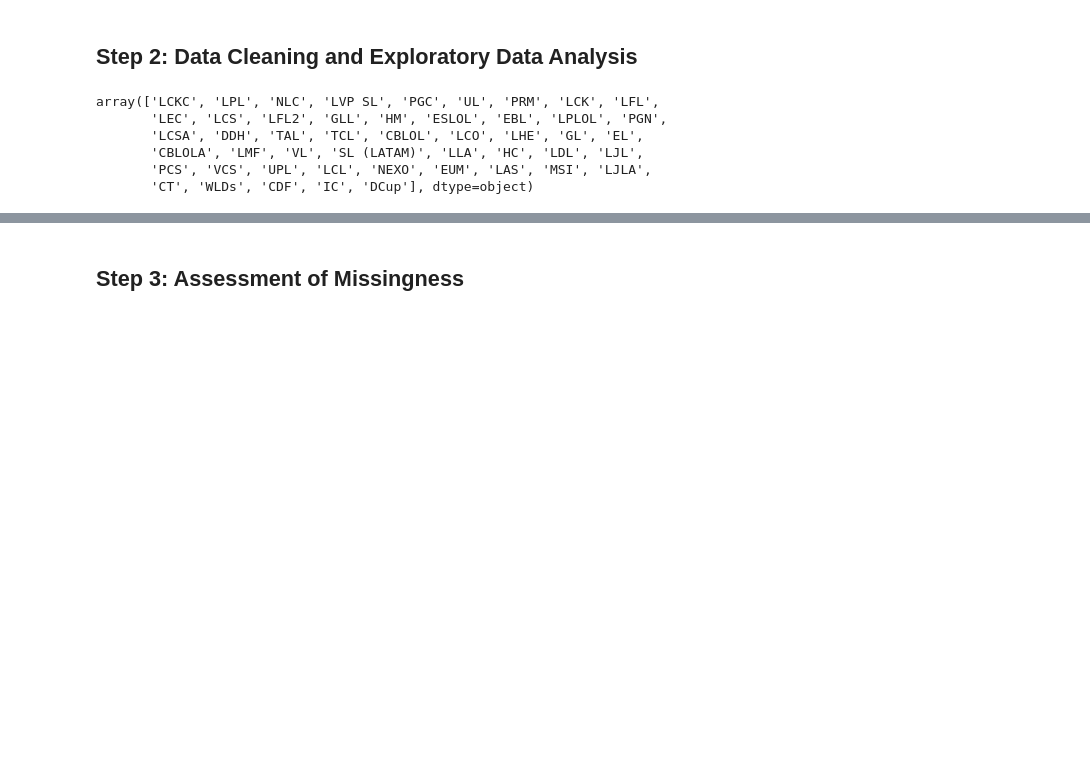
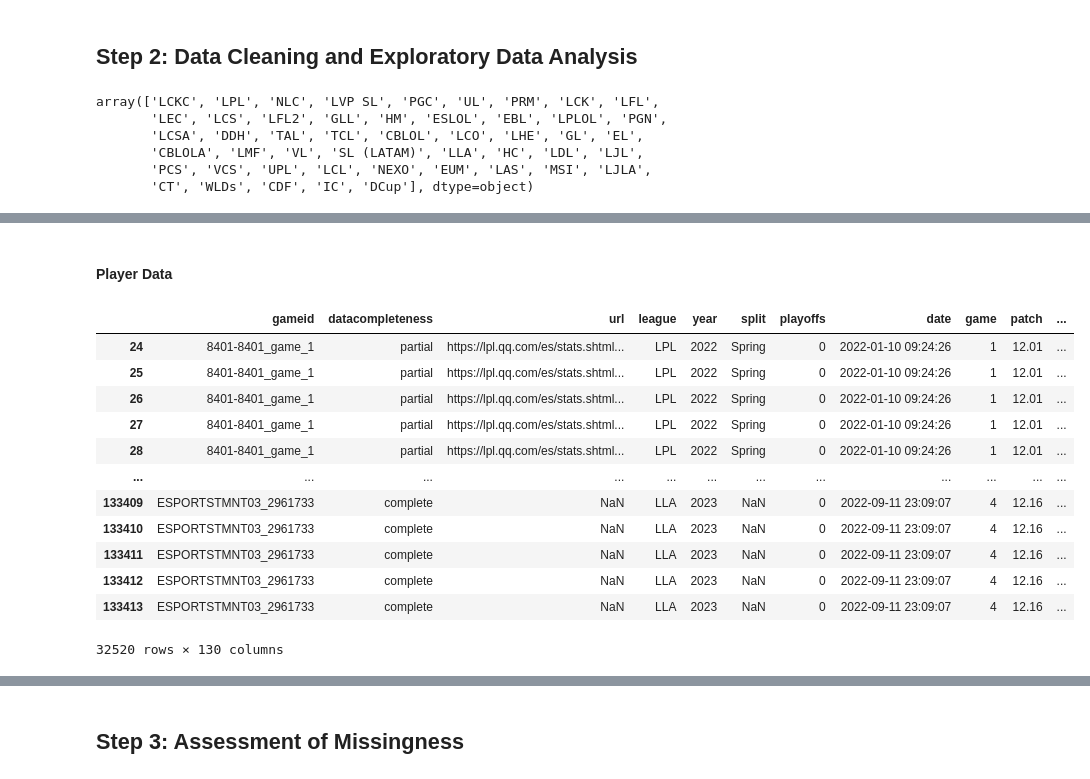
Before and after one commit to samuellee77/dsc80-project4, a Jupyter notebook: template.ipynb, the cells around one changed output, grey strips where cells are left out. Saved outputs shown, nothing was run; the diff lists cells and outputs as text; code cells hidden in the pictures; blank space fills up the shorter version.

```diff
--- a/template.ipynb
+++ b/template.ipynb
@@ -60,0 +72,19 @@ tier1.head()
+# %% [markdown]
+#### Player Data
+# %%
+tier1_player = tier1.iloc[[i for i in range(len(tier1)) if i % 12 in range(10)]]
+tier1_player
+# %% [output]
+|  | gameid | datacompleteness | url | league | year | split | playoffs | date | game | patch | ... |
+| 24 | 8401-8401_game_1 | partial | https://lpl.qq.com/es/stats.shtml... | LPL | 2022 | Spring | 0 | 2022-01-10 09:24:26 | 1 | 12.01 | ... |
+| 25 | 8401-8401_game_1 | partial | https://lpl.qq.com/es/stats.shtml... | LPL | 2022 | Spring | 0 | 2022-01-10 09:24:26 | 1 | 12.01 | ... |
+| 26 | 8401-8401_game_1 | partial | https://lpl.qq.com/es/stats.shtml... | LPL | 2022 | Spring | 0 | 2022-01-10 09:24:26 | 1 | 12.01 | ... |
+| 27 | 8401-8401_game_1 | partial | https://lpl.qq.com/es/stats.shtml... | LPL | 2022 | Spring | 0 | 2022-01-10 09:24:26 | 1 | 12.01 | ... |
+| 28 | 8401-8401_game_1 | partial | https://lpl.qq.com/es/stats.shtml... | LPL | 2022 | Spring | 0 | 2022-01-10 09:24:26 | 1 | 12.01 | ... |
+| ... | ... | ... | ... | ... | ... | ... | ... | ... | ... | ... | ... |
+| 133409 | ESPORTSTMNT03_2961733 | complete | NaN | LLA | 2023 | NaN | 0 | 2022-09-11 23:09:07 | 4 | 12.16 | ... |
+| 133410 | ESPORTSTMNT03_2961733 | complete | NaN | LLA | 2023 | NaN | 0 | 2022-09-11 23:09:07 | 4 | 12.16 | ... |
+| 133411 | ESPORTSTMNT03_2961733 | complete | NaN | LLA | 2023 | NaN | 0 | 2022-09-11 23:09:07 | 4 | 12.16 | ... |
+| 133412 | ESPORTSTMNT03_2961733 | complete | NaN | LLA | 2023 | NaN | 0 | 2022-09-11 23:09:07 | 4 | 12.16 | ... |
+| 133413 | ESPORTSTMNT03_2961733 | complete | NaN | LLA | 2023 | NaN | 0 | 2022-09-11 23:09:07 | 4 | 12.16 | ... |
+32520 rows × 130 columns
```
Also changed, not shown: parts of 7 cells of this notebook, 11 other files.
